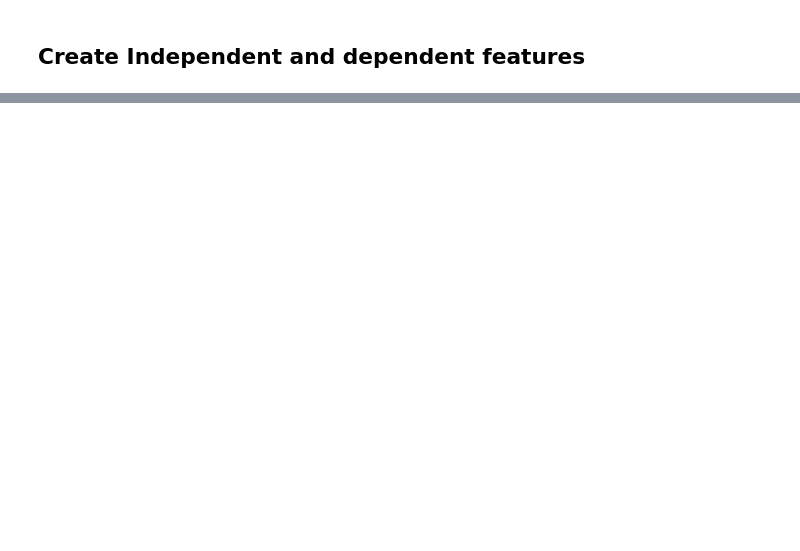
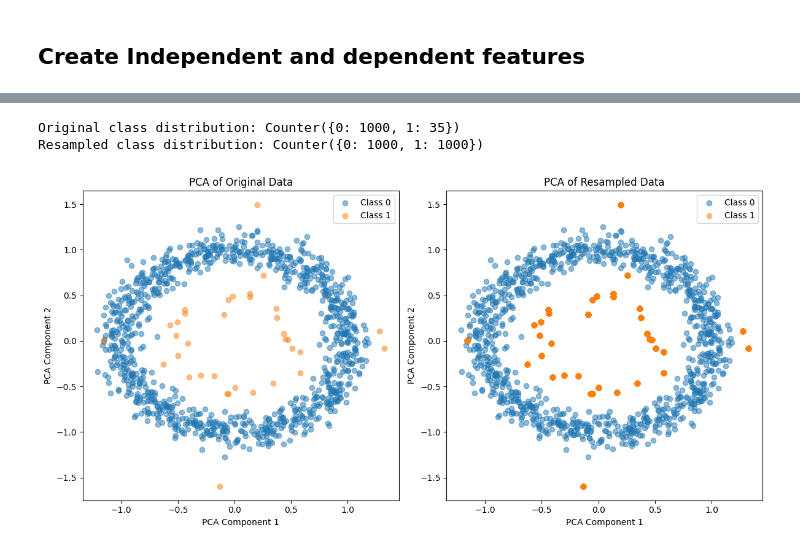
Before and after one commit to Zenobia000/MachineLearning-ds-fundamental, a Jupyter notebook: MachienLearning_v3/Part 1-2 - ImbalanceDataHandling/OverSampling.ipynb, the cells around one changed output, grey strips where cells are left out. Cells and saved outputs as stored; diff of their text form; code cells hidden in the pictures; blank space fills up the shorter version.

Commit message:
commit oversampling

```diff
--- a/MachienLearning_v3/Part 1-2 - ImbalanceDataHandling/OverSampling.ipynb
+++ b/MachienLearning_v3/Part 1-2 - ImbalanceDataHandling/OverSampling.ipynb
@@ -269,0 +141,62 @@ KeyboardInterrupt:
+# %%
+# Import necessary libraries
+from imblearn.over_sampling import RandomOverSampler
+from collections import Counter
+from sklearn.decomposition import PCA
+import matplotlib.pyplot as plt
+
+X=df.drop('Class',axis=1)
+y=df['Class']
+
+# Check the original class distribution
+print(f"Original class distribution: {Counter(y)}")
+
+# Initialize the RandomOverSampler
+ros = RandomOverSampler(random_state=42)
+
+# Apply random oversampling
+X_resampled, y_resampled = ros.fit_resample(X, y)
+
+# Check the resampled class distribution
+print(f"Resampled class distribution: {Counter(y_resampled)}")
+# %% [output]
+Original class distribution: Counter({0: 1000, 1: 35})
+Resampled class distribution: Counter({0: 1000, 1: 1000})
+# %%
+# 為了視覺化方便，挑兩個特徵出來
+X_pca_original = X[["PCA1", "PCA2"]].values
+X_pca_resampled = X_resampled[["PCA1", "PCA2"]].values
+
+
+# Create DataFrames for visualization
+pca_df_original = pd.DataFrame(data=X_pca_original, columns=['PCA1', 'PCA2'])
+pca_df_original['Class'] = y.values
+
+pca_df_resampled = pd.DataFrame(data=X_pca_resampled, columns=['PCA1', 'PCA2'])
+pca_df_resampled['Class'] = y_resampled.values
+
+# Plot PCA of original data
+plt.figure(figsize=(12, 6))
+plt.subplot(1, 2, 1)
+for class_value in pca_df_original['Class'].unique():
+    subset = pca_df_original[pca_df_original['Class'] == class_value]
+    plt.scatter(subset['PCA1'], subset['PCA2'], label=f'Class {class_value}', alpha=0.5)
+plt.title('PCA of Original Data')
+plt.xlabel('PCA Component 1')
+plt.ylabel('PCA Component 2')
+plt.legend()
+
+# Plot PCA of resampled data
+plt.subplot(1, 2, 2)
+for class_value in pca_df_resampled['Class'].unique():
+    subset = pca_df_resampled[pca_df_resampled['Class'] == class_value]
+    plt.scatter(subset['PCA1'], subset['PCA2'], label=f'Class {class_value}', alpha=0.5)
+plt.title('PCA of Resampled Data')
+plt.xlabel('PCA Component 1')
+plt.ylabel('PCA Component 2')
+plt.legend()
+
+plt.tight_layout()
+plt.show()
+# %% [output]
+[figure, added]
```
Also changed, not shown: parts of 41 cells of this notebook, 2 other files.
